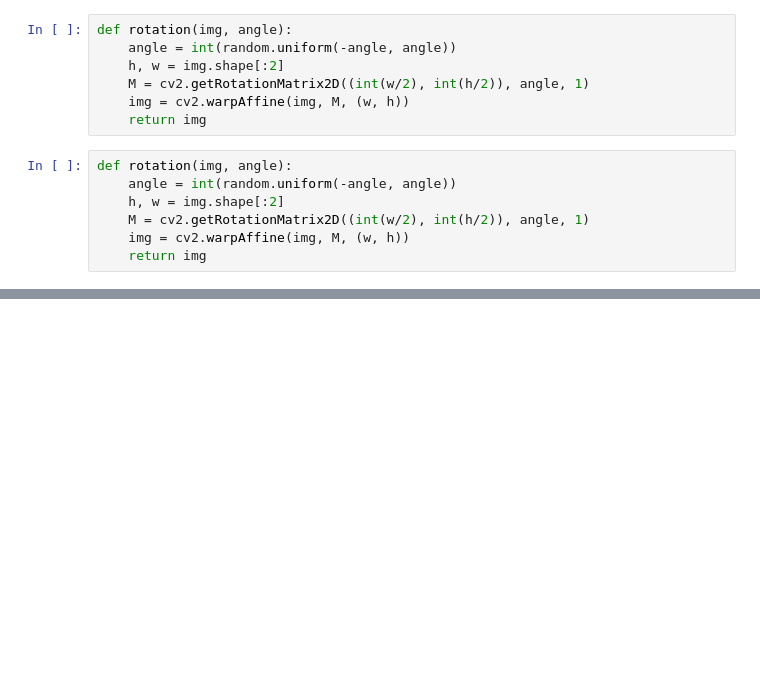
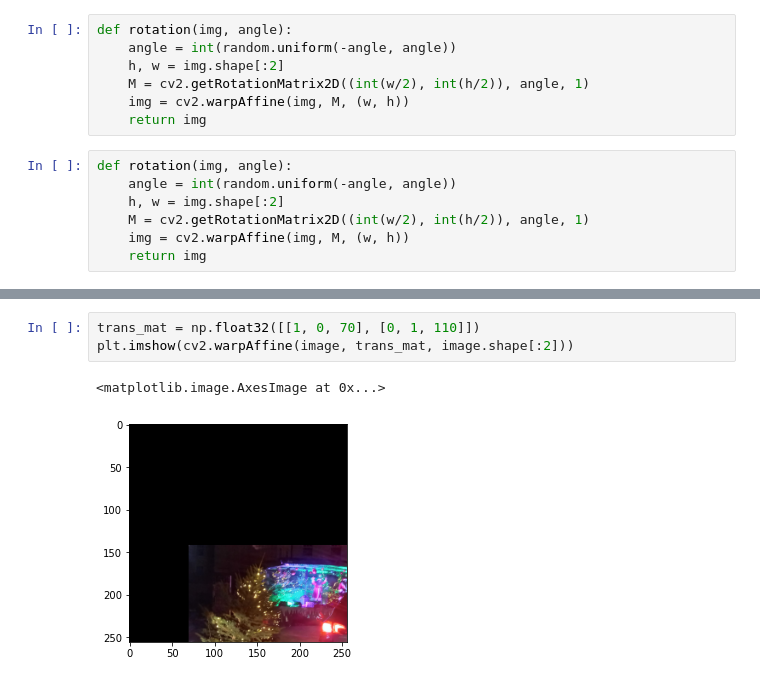
Before and after one commit to thecherry94/Projektarbeit-Kuenstliche-Intelligenz, a Jupyter notebook: Data-Augmentation/test.ipynb, the cells around one changed output, grey strips where cells are left out. Cells and saved outputs as stored; diff of their text form; blank space fills up the shorter version.

```diff
--- a/Data-Augmentation/test.ipynb
+++ b/Data-Augmentation/test.ipynb
@@ -101,0 +129,6 @@ def rotation(img, angle):
+# %%
+trans_mat = np.float32([[1, 0, 70], [0, 1, 110]])
+plt.imshow(cv2.warpAffine(image, trans_mat, image.shape[:2]))
+# %% [output]
+<matplotlib.image.AxesImage at 0x...>
+[figure, added]
```
Also changed, not shown: parts of 8 cells of this notebook, 1 other file.
